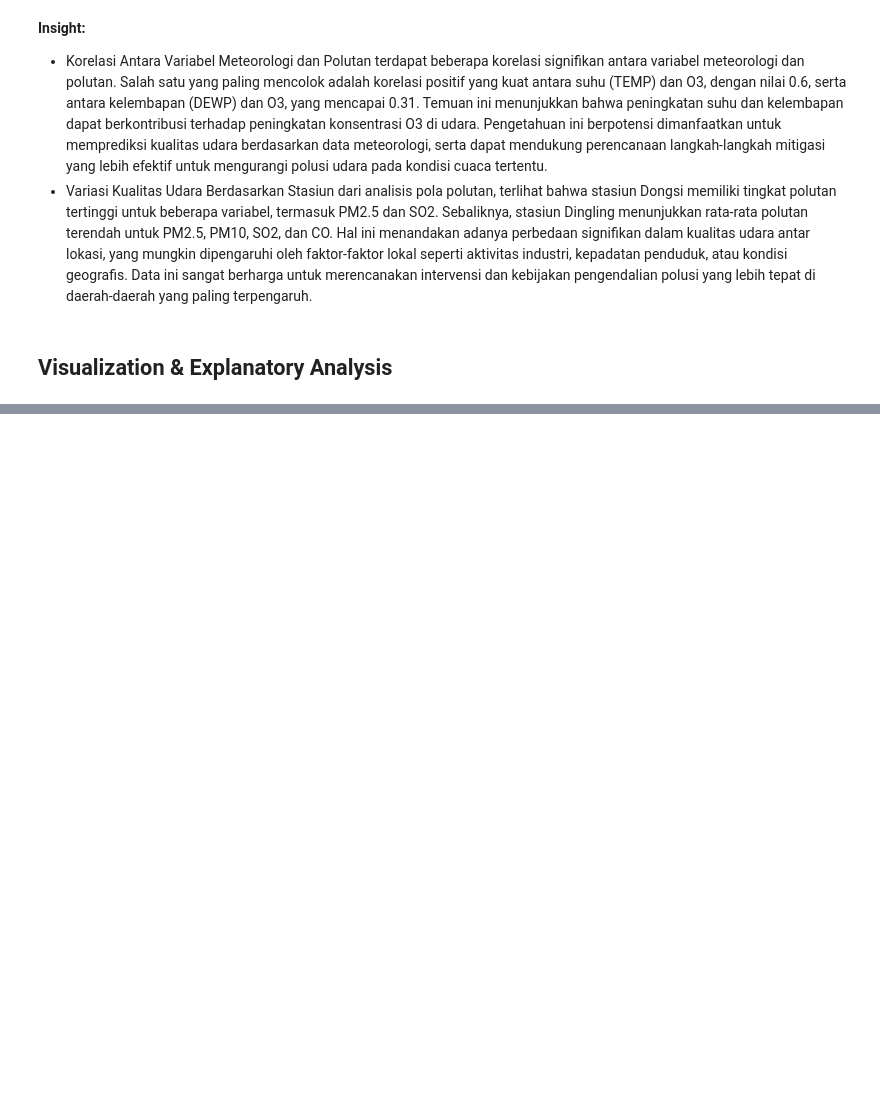
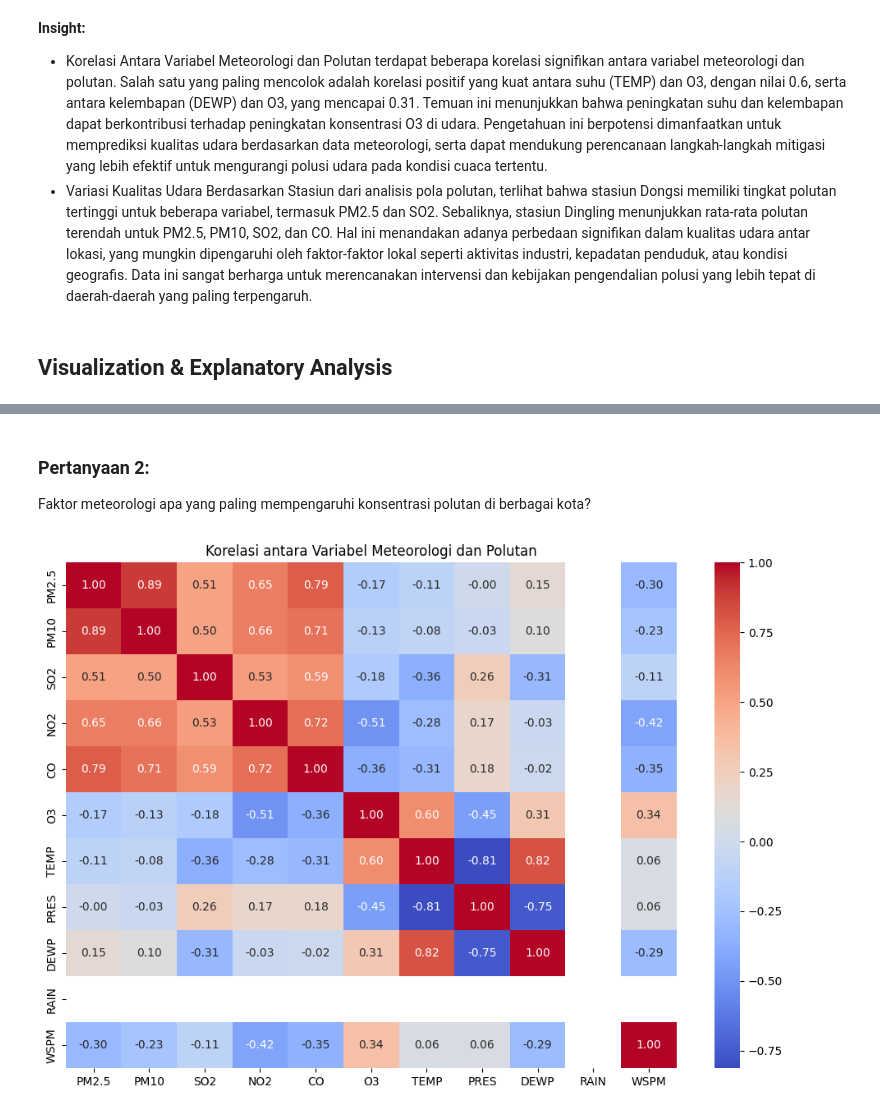
Before and after one commit to aryasetiap/analisis-kualitas-udara-dicoding, a Jupyter notebook: Proyek_Analisis_Data.ipynb, the cells around one changed output, grey strips where cells are left out. Cells and saved outputs as stored; diff of their text form; code cells hidden in the pictures; blank space fills up the shorter version.

```diff
--- a/Proyek_Analisis_Data.ipynb
+++ b/Proyek_Analisis_Data.ipynb
@@ -297,0 +318,12 @@ Wanshouxigong  54.141088  13.784864  1011.511201  2.707655   0.0  1.692652
+# %% [markdown]
+### Pertanyaan 2:
+Faktor meteorologi apa yang paling mempengaruhi konsentrasi polutan di berbagai kota?
+# %%
+# Membuat heatmap untuk menunjukkan korelasi antara variabel meteorologi dan polutan
+correlation_matrix = merged_df[numeric_columns].corr()
+plt.figure(figsize=(12, 8))
+sns.heatmap(correlation_matrix, annot=True, cmap='coolwarm', fmt='.2f')
+plt.title('Korelasi antara Variabel Meteorologi dan Polutan')
+plt.show()
+# %% [output]
+[figure, added]
```
Also changed, not shown: parts of 16 cells of this notebook, 1 other file.
